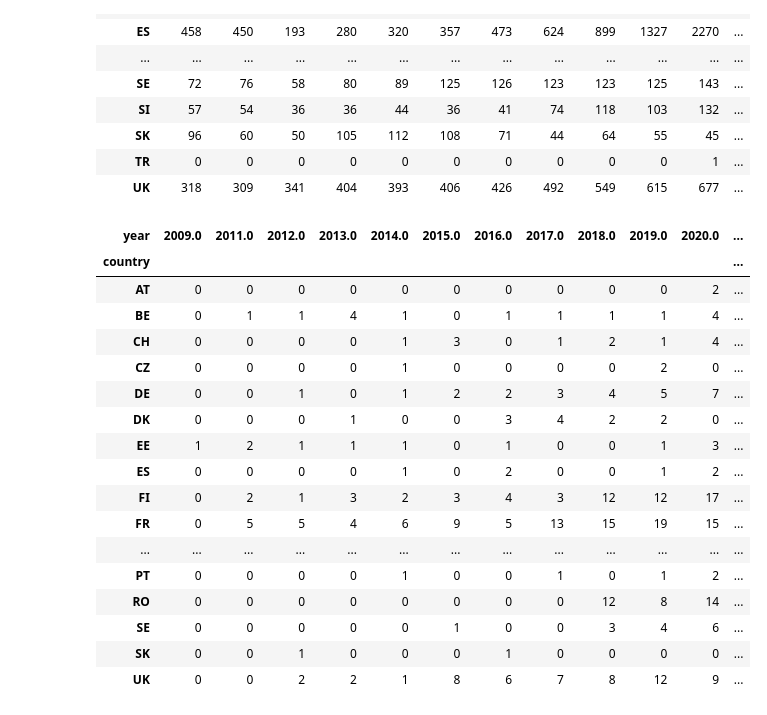
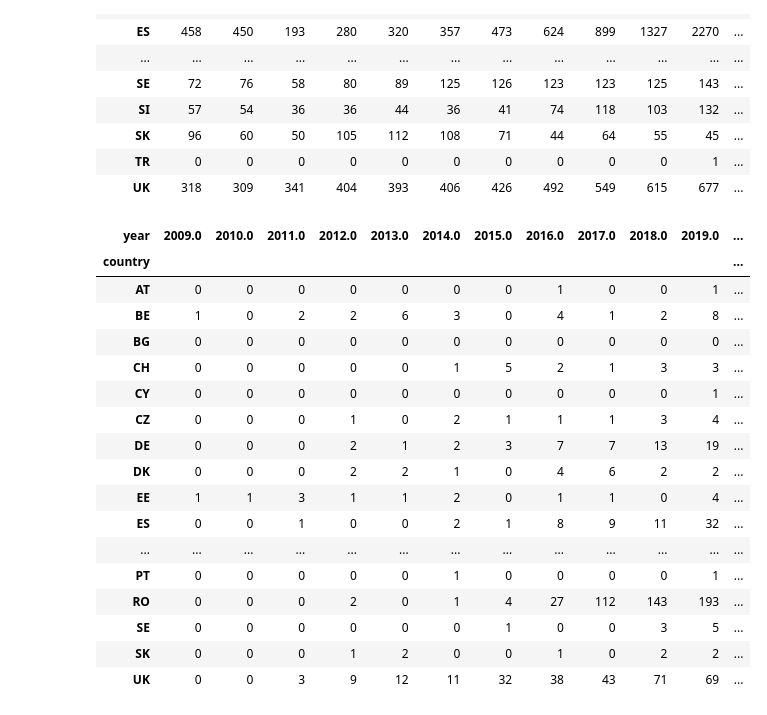
Before and after one commit to aneleh-cikab/saas-in-european-public-sector, a Jupyter notebook: scripts/digiwhist-data-overivew.ipynb, the cells around one changed output. Saved outputs shown, nothing was run; the diff lists cells and outputs as text; code cells hidden in the pictures.

```diff
--- a/scripts/digiwhist-data-overivew.ipynb
+++ b/scripts/digiwhist-data-overivew.ipynb
@@ -269,22 +267,38 @@ saas = df[df['description'].str.contains('saas') | df['description'].str.contain
+# %%
+# TENDERS THAT ARE SAAS/CLOUD RELATED
+
+# first make column title and description lowercase.
+
+df["title"] = df["title"].str.lower()
+df["description"] = df["description"].str.lower()
+
+# then create a column called "saas" that shows "Yes" if there are any of the following in the "title" OR "description" columns: saas, software as a service, cloud.
+
+df["saas"] = np.where(df["title"].str.contains("saas|software as a service|cloud") | df["description"].str.contains("saas|software as a service|cloud"), "Yes", "No")
 # %%
 # table that shows a count of rows per country in rows and year from date in columns
-saas.groupby(['country', 'year']).size().unstack(fill_value=0)
+
+# keep only rows where saas is Yes
+
+df_saas = df[df['saas'] == 'Yes']
+
+df_saas.groupby(['country', 'year']).size().unstack(fill_value=0)
 # %% [output]
-| year | 2009.0 | 2011.0 | 2012.0 | 2013.0 | 2014.0 | 2015.0 | 2016.0 | 2017.0 | 2018.0 | 2019.0 | 2020.0 | ... |
+| year | 2009.0 | 2010.0 | 2011.0 | 2012.0 | 2013.0 | 2014.0 | 2015.0 | 2016.0 | 2017.0 | 2018.0 | 2019.0 | ... |
 | country |  |  |  |  |  |  |  |  |  |  |  | ... |
-| AT | 0 | 0 | 0 | 0 | 0 | 0 | 0 | 0 | 0 | 0 | 2 | ... |
-| BE | 0 | 1 | 1 | 4 | 1 | 0 | 1 | 1 | 1 | 1 | 4 | ... |
-| CH | 0 | 0 | 0 | 0 | 1 | 3 | 0 | 1 | 2 | 1 | 4 | ... |
-| CZ | 0 | 0 | 0 | 0 | 1 | 0 | 0 | 0 | 0 | 2 | 0 | ... |
-| DE | 0 | 0 | 1 | 0 | 1 | 2 | 2 | 3 | 4 | 5 | 7 | ... |
-| DK | 0 | 0 | 0 | 1 | 0 | 0 | 3 | 4 | 2 | 2 | 0 | ... |
-| EE | 1 | 2 | 1 | 1 | 1 | 0 | 1 | 0 | 0 | 1 | 3 | ... |
-| ES | 0 | 0 | 0 | 0 | 1 | 0 | 2 | 0 | 0 | 1 | 2 | ... |
-| FI | 0 | 2 | 1 | 3 | 2 | 3 | 4 | 3 | 12 | 12 | 17 | ... |
-| FR | 0 | 5 | 5 | 4 | 6 | 9 | 5 | 13 | 15 | 19 | 15 | ... |
+| AT | 0 | 0 | 0 | 0 | 0 | 0 | 0 | 1 | 0 | 0 | 1 | ... |
+| BE | 1 | 0 | 2 | 2 | 6 | 3 | 0 | 4 | 1 | 2 | 8 | ... |
+| BG | 0 | 0 | 0 | 0 | 0 | 0 | 0 | 0 | 0 | 0 | 0 | ... |
+| CH | 0 | 0 | 0 | 0 | 0 | 1 | 5 | 2 | 1 | 3 | 3 | ... |
+| CY | 0 | 0 | 0 | 0 | 0 | 0 | 0 | 0 | 0 | 0 | 1 | ... |
+| CZ | 0 | 0 | 0 | 1 | 0 | 2 | 1 | 1 | 1 | 3 | 4 | ... |
+| DE | 0 | 0 | 0 | 2 | 1 | 2 | 3 | 7 | 7 | 13 | 19 | ... |
+| DK | 0 | 0 | 0 | 2 | 2 | 1 | 0 | 4 | 6 | 2 | 2 | ... |
+| EE | 1 | 1 | 3 | 1 | 1 | 2 | 0 | 1 | 1 | 0 | 4 | ... |
+| ES | 0 | 0 | 1 | 0 | 0 | 2 | 1 | 8 | 9 | 11 | 32 | ... |
 | ... | ... | ... | ... | ... | ... | ... | ... | ... | ... | ... | ... | ... |
-| PT | 0 | 0 | 0 | 0 | 1 | 0 | 0 | 1 | 0 | 1 | 2 | ... |
-| RO | 0 | 0 | 0 | 0 | 0 | 0 | 0 | 0 | 12 | 8 | 14 | ... |
-| SE | 0 | 0 | 0 | 0 | 0 | 1 | 0 | 0 | 3 | 4 | 6 | ... |
-| SK | 0 | 0 | 1 | 0 | 0 | 0 | 1 | 0 | 0 | 0 | 0 | ... |
-| UK | 0 | 0 | 2 | 2 | 1 | 8 | 6 | 7 | 8 | 12 | 9 | ... |
+| PT | 0 | 0 | 0 | 0 | 0 | 1 | 0 | 0 | 0 | 0 | 1 | ... |
+| RO | 0 | 0 | 0 | 2 | 0 | 1 | 4 | 27 | 112 | 143 | 193 | ... |
+| SE | 0 | 0 | 0 | 0 | 0 | 0 | 1 | 0 | 0 | 3 | 5 | ... |
+| SK | 0 | 0 | 0 | 1 | 2 | 0 | 0 | 1 | 0 | 2 | 2 | ... |
+| UK | 0 | 0 | 3 | 9 | 12 | 11 | 32 | 38 | 43 | 71 | 69 | ... |
```
Also changed, not shown: parts of 5 cells of this notebook, 2 other files.
